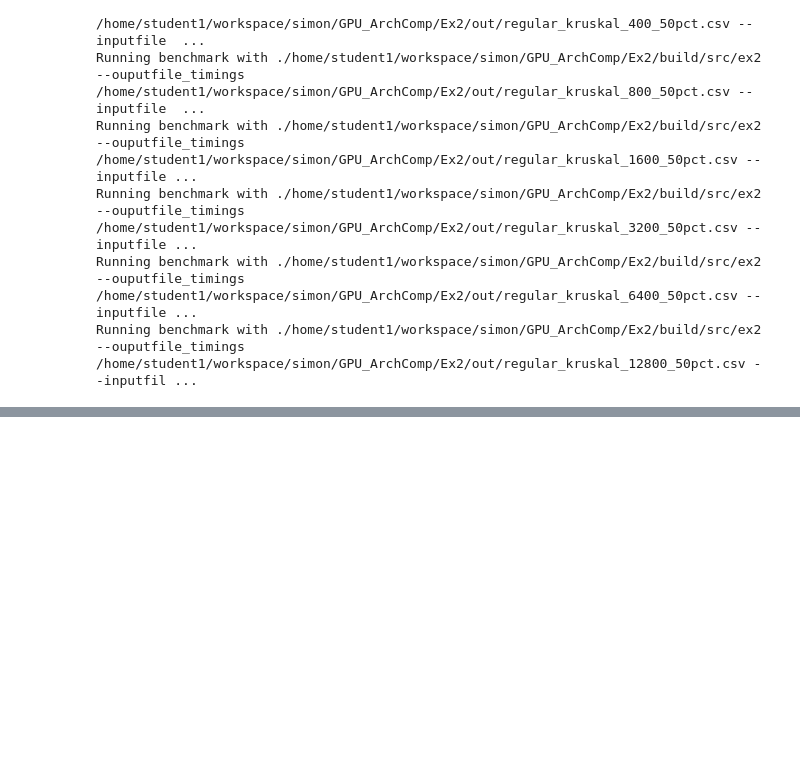
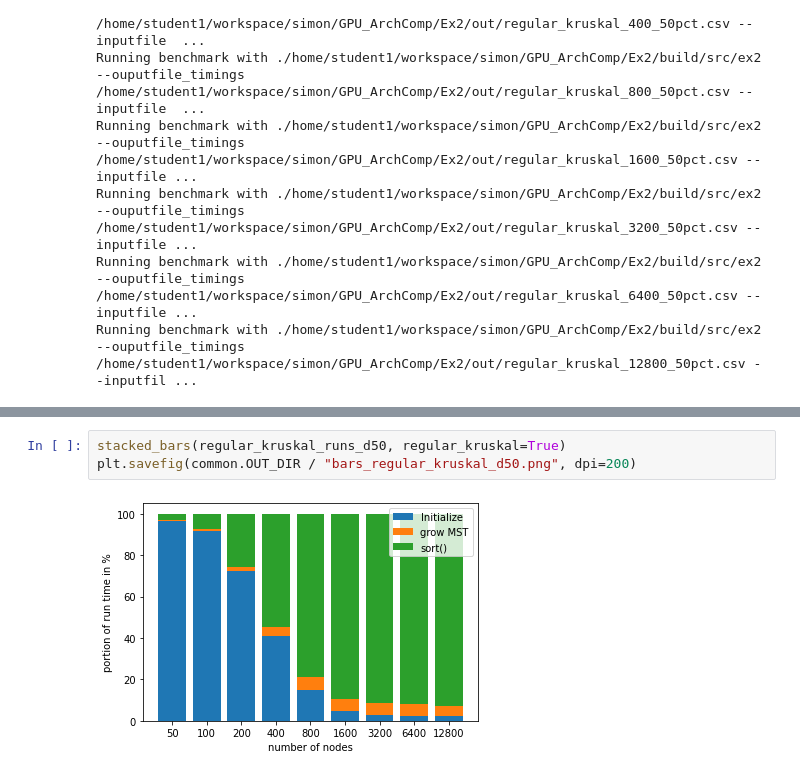
Before and after one commit to hitimr/GPU_ArchComp, a Jupyter notebook: Ex2/scripts/kruskal_benchmark.ipynb, the cells around one changed output, grey strips where cells are left out. Drawn from its saved outputs; the diff is of its cells as text; blank space fills up the shorter version.

```diff
--- a/Ex2/scripts/kruskal_benchmark.ipynb
+++ b/Ex2/scripts/kruskal_benchmark.ipynb
@@ -171,0 +396,5 @@ plt.savefig(common.OUT_DIR / "lines1.png", dpi=200)
+# %%
+stacked_bars(regular_kruskal_runs_d50, regular_kruskal=True)
+plt.savefig(common.OUT_DIR / "bars_regular_kruskal_d50.png", dpi=200)
+# %% [output]
+[figure, added]
```
Also changed, not shown: parts of 17 cells of this notebook, 1 other file.
